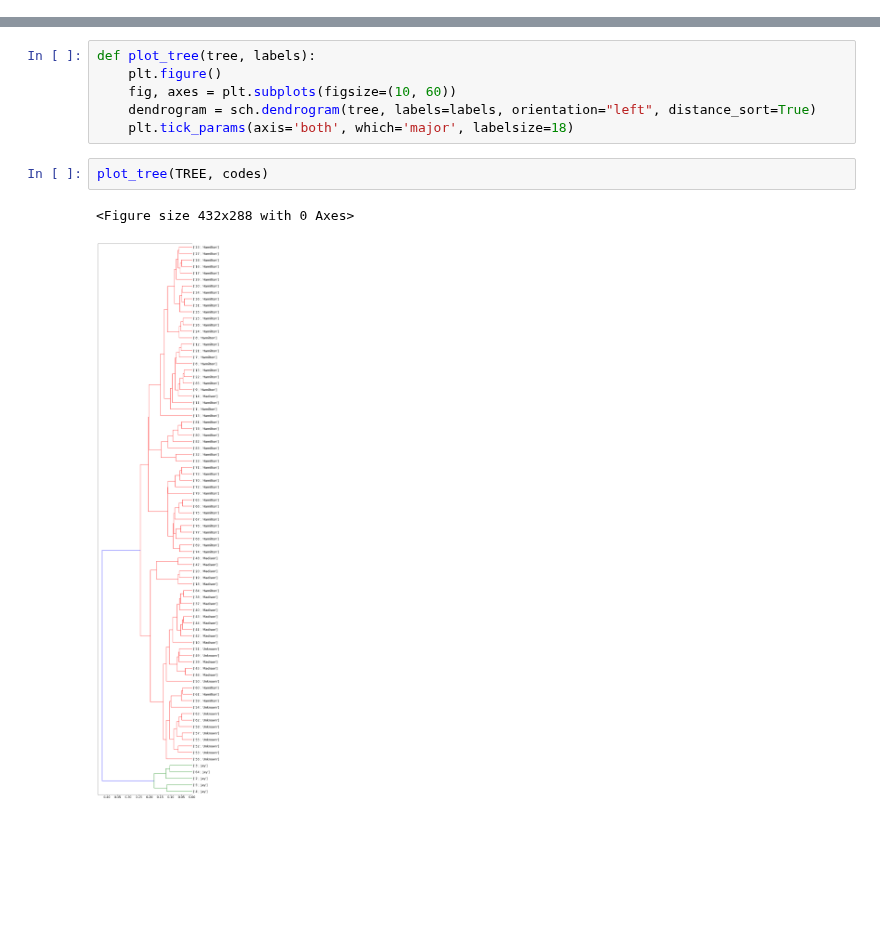
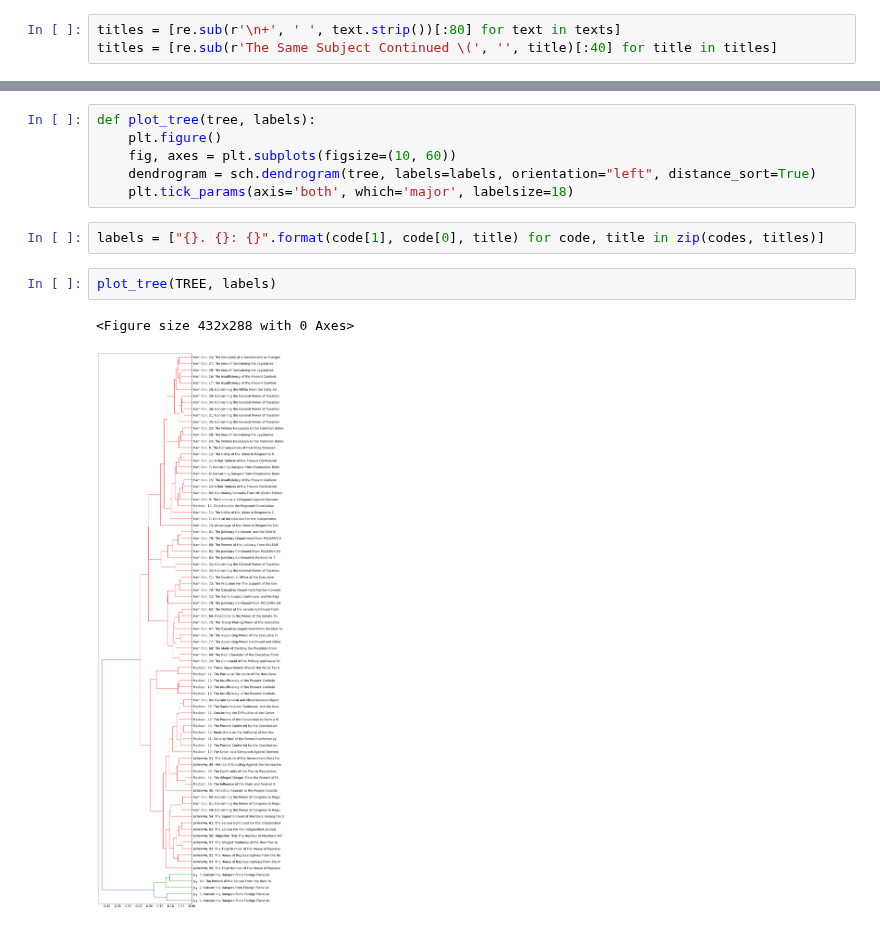
Before and after one commit to UVA-DSI/DS5559, a Jupyter notebook: labs/2019-02-28_Lab07/DS5559_HCA_PCA-Federalist.ipynb, the cells around one changed output, grey strips where cells are left out. Drawn from its saved outputs; the diff is of its cells as text; blank space fills up the shorter version.

```diff
--- a/labs/2019-02-28_Lab07/DS5559_HCA_PCA-Federalist.ipynb
+++ b/labs/2019-02-28_Lab07/DS5559_HCA_PCA-Federalist.ipynb
@@ -41,6 +44,9 @@ import matplotlib.colors
 files = glob.glob(source_dir+'/*.txt')
 codes = [f.replace('.txt','').split('/')[-1].split('_') for f in files]
 texts = [open(f, 'r', encoding='utf-8').read() for f in files]
+# %%
+titles = [re.sub(r'\n+', ' ', text.strip())[:80] for text in texts]
+titles = [re.sub(r'The Same Subject Continued \(', '', title)[:40] for title in titles]
 # %% [markdown]
 ## Use SKL to create TFIDF matrix
 # %%
@@ -109,8 +115,10 @@ def plot_tree(tree, labels):
     fig, axes = plt.subplots(figsize=(10, 60))
     dendrogram = sch.dendrogram(tree, labels=labels, orientation="left", distance_sort=True)
     plt.tick_params(axis='both', which='major', labelsize=18)
+# %%
+labels = ["{}. {}: {}".format(code[1], code[0], title) for code, title in zip(codes, titles)]
 # %%
-plot_tree(TREE, codes)
+plot_tree(TREE, labels)
 # %% [output]
 <Figure size 432x288 with 0 Axes>
-[figure, old version]
+[figure, new version]
```
Also changed, not shown: parts of 6 cells of this notebook, 5 other files.
